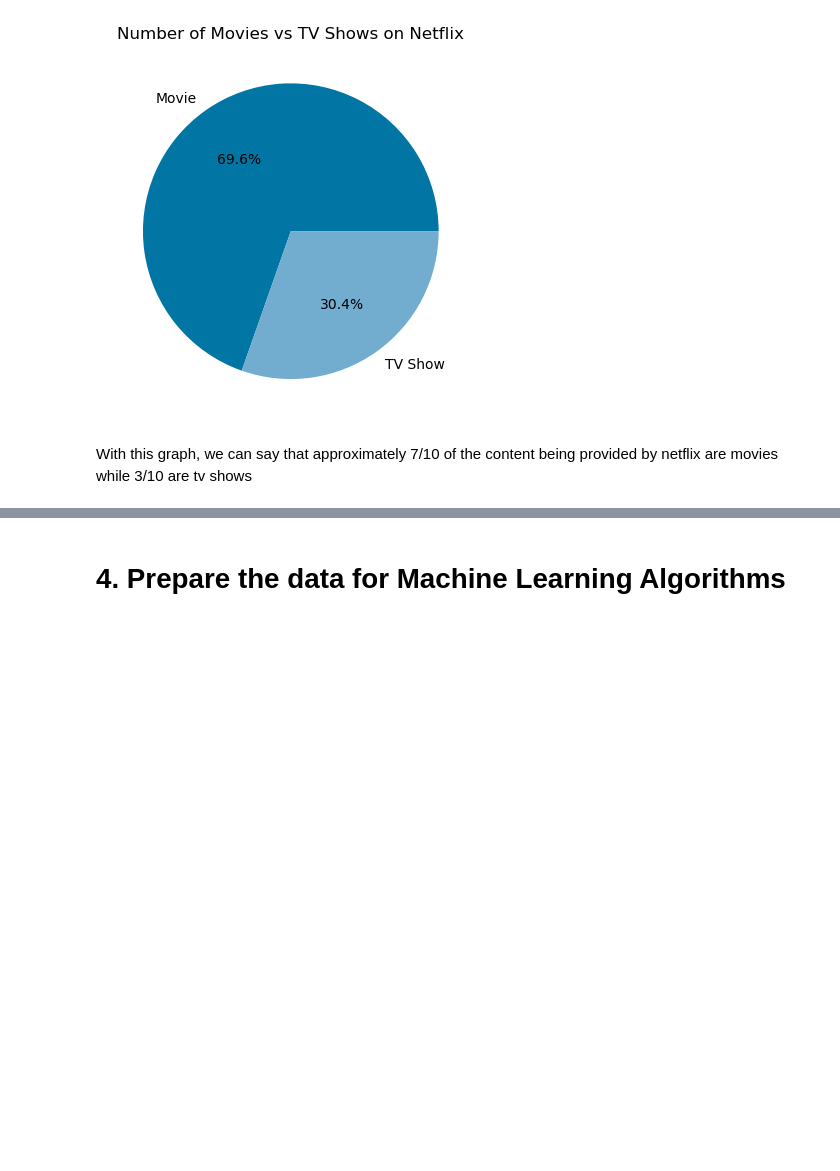
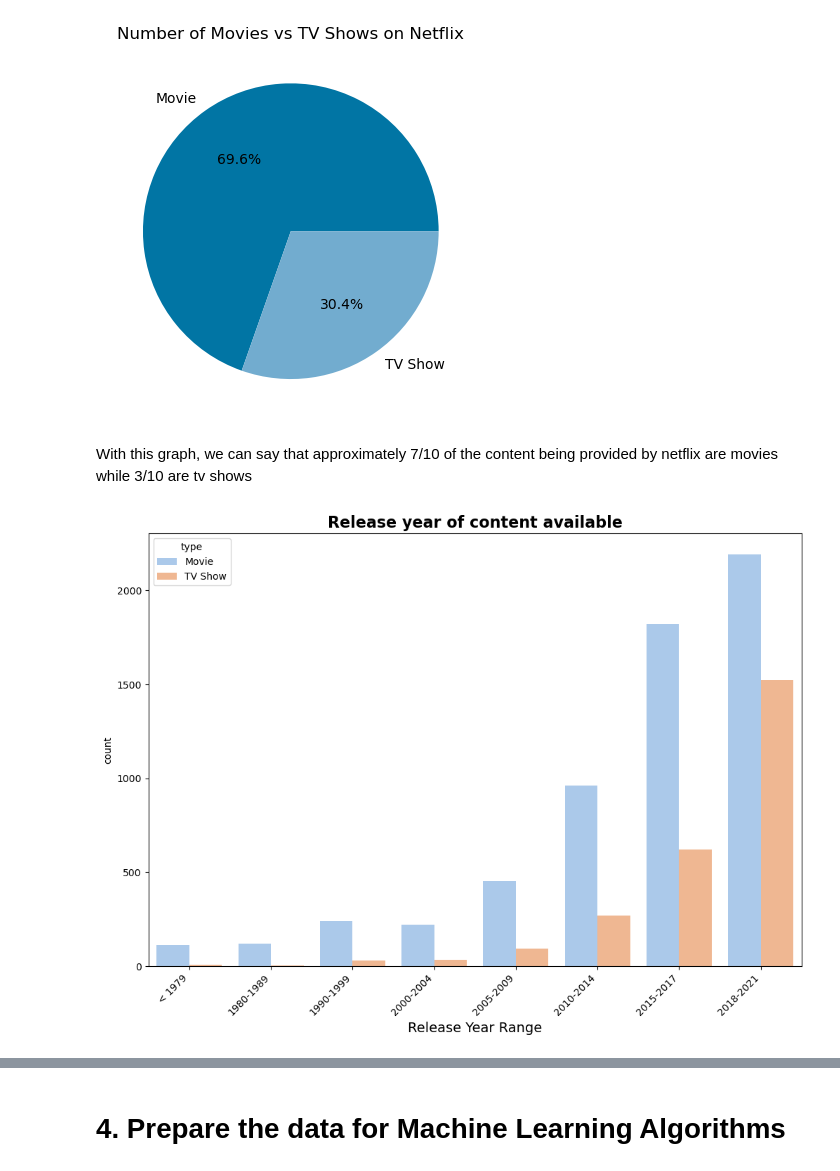
Before and after one commit to samincgs/netflix-show-release-trend-analysis, a Jupyter notebook: final-project.ipynb, the cells around one changed output, grey strips where cells are left out. Cells and saved outputs as stored; diff of their text form; code cells hidden in the pictures; blank space fills up the shorter version.

```diff
--- a/final-project.ipynb
+++ b/final-project.ipynb
@@ -210,3 +239,31 @@ plt.show()
 [figure]
 # %% [markdown]
 With this graph, we can say that approximately 7/10 of the content being provided by netflix are movies while 3/10 are tv shows
+# %%
+plt.figure(figsize=(12, 8))
+# Assuming 'release_year' is a numeric column
+netflix_data_cleaned = netflix_data.dropna(subset=['release_year'])
+
+# Define custom bins for release years
+custom_bins = [0, 1979, 1989, 1999, 2004, 2009, 2014, 2017, 2021]  # Adjust the upper limit as needed
+bin_labels = ["< 1979", "1980-1989", "1990-1999", "2000-2004", "2005-2009", "2010-2014", "2015-2017", "2018-2020"]
+
+# Create a new 'release_year_range' column with custom bins
+netflix_data_cleaned['release_year_range'] = pd.cut(netflix_data_cleaned['release_year'], bins=custom_bins, labels=bin_labels, include_lowest=True)
+
+ax = sns.countplot(
+    data=netflix_data_cleaned,
+    x="release_year_range",
+    hue="type",
+    palette="pastel",
+    order=bin_labels
+)
+
+# Rotate x-axis labels for better readability
+ax.set_xticklabels(ax.get_xticklabels(), rotation=45, horizontalalignment='right')
+
+plt.title('Release year of content available', fontsize=16, fontweight="bold")
+plt.xlabel('Release Year Range', fontsize=14)
+plt.show()
+# %% [output]
+[figure, added]
```
Also changed, not shown: parts of 6 cells of this notebook.
